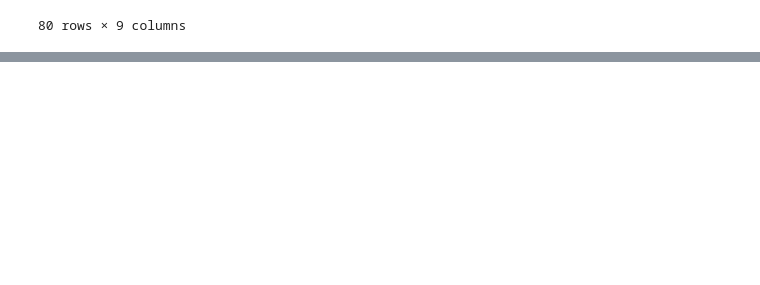
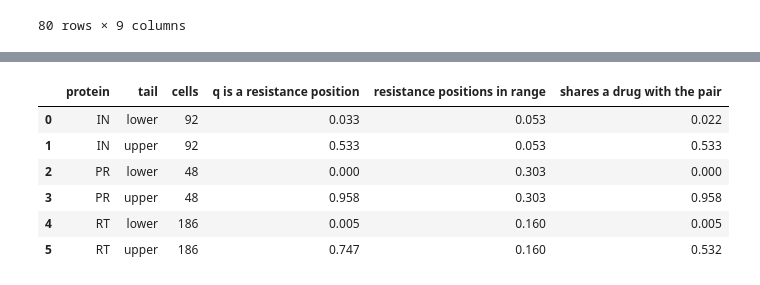
Before and after one commit to Daniel-Xkan/potts_model_test, a Jupyter notebook: ms1/observed_vs_expected/jterm_sd_tails_all_proteins_v1.ipynb, the cells around one changed output, grey strips where cells are left out. Cells and saved outputs as stored; diff of their text form; code cells hidden in the pictures; blank space fills up the shorter version.

Commit message:
some more sdcq analysis with drugs on three proteins

```diff
--- a/ms1/observed_vs_expected/jterm_sd_tails_all_proteins_v1.ipynb
+++ b/ms1/observed_vs_expected/jterm_sd_tails_all_proteins_v1.ipynb
@@ -618,0 +733,54 @@ saved jterm_sd_tail_cuts_all_proteins.csv, jterm_sd_tail_labelled_cells_all_prot
+# %%
+# =============================================================================
+# ANNOTATE EVERY TAIL CELL with the drugs its position belongs to.
+#
+# Three things are asked of each (pair, q) cell:
+#   is q a resistance position at all?
+#   which drugs list it?
+#   is any of those drugs one the pair's OWN two positions are listed for -- i.e. does the
+#   leverage stay inside the pair's own drug, or does it come from somewhere else?
+# =============================================================================
+def annotate(P, in_tail, side):
+    i_idx, q_idx = np.where(in_tail)
+    rows = []
+    for i, q in zip(i_idx, q_idx):
+        qd = drugs_at(P, q)
+        pd_ = pair_drugs(P, i)
+        shared = [d for d in qd if d in pd_]
+        rows.append({
+            'protein': P, 'tail': side, 'pair': META[P]['pair'][i],
+            'pair drugs': ', '.join(pd_), 'pair class': pair_class(P, i),
+            'q': CFG[P]['positions'][q], 'sd of c(q)': SD[P][i, q],
+            'q is a resistance position': bool(qd),
+            'q drugs': ', '.join(qd),
+            'q class': '/'.join(sorted({CLASS_OF[P][d] for d in qd})) if qd else 'not listed',
+            'shares a drug with the pair': bool(shared),
+            'ddE': META[P]['dde'][i],
+            'dE double range (95-5%)': META[P]['dE double range (95-5%)'][i],
+        })
+    return pd.DataFrame(rows).sort_values('sd of c(q)', ascending=(side == 'lower'))
+
+
+TAIL_DRUGS = pd.concat(
+    [annotate(P, IN_HI[P], 'upper') for P in PROTEINS]
+    + [annotate(P, IN_LO[P], 'lower') for P in PROTEINS], ignore_index=True)
+
+SHARE = (TAIL_DRUGS.groupby(['protein', 'tail'])
+         .agg(**{'cells': ('q', 'size'),
+                 'q is a resistance position': ('q is a resistance position', 'mean'),
+                 'shares a drug with the pair': ('shares a drug with the pair', 'mean')})
+         .reset_index())
+# what the same share would be if the tail fell on positions at random
+SHARE['resistance positions in range'] = [
+    ANY_DRM[P].sum() / CFG[P]['L'] for P, _ in zip(SHARE['protein'], SHARE['tail'])]
+SHARE = SHARE[['protein', 'tail', 'cells', 'q is a resistance position',
+               'resistance positions in range', 'shares a drug with the pair']]
+SHARE.round(3)
+# %% [output]
+|  | protein | tail | cells | q is a resistance position | resistance positions in range | shares a drug with the pair |
+| 0 | IN | lower | 92 | 0.033 | 0.053 | 0.022 |
+| 1 | IN | upper | 92 | 0.533 | 0.053 | 0.533 |
+| 2 | PR | lower | 48 | 0.000 | 0.303 | 0.000 |
+| 3 | PR | upper | 48 | 0.958 | 0.303 | 0.958 |
+| 4 | RT | lower | 186 | 0.005 | 0.160 | 0.005 |
+| 5 | RT | upper | 186 | 0.747 | 0.160 | 0.532 |
```
Also changed, not shown: parts of 6 cells of this notebook, 13 other files.
